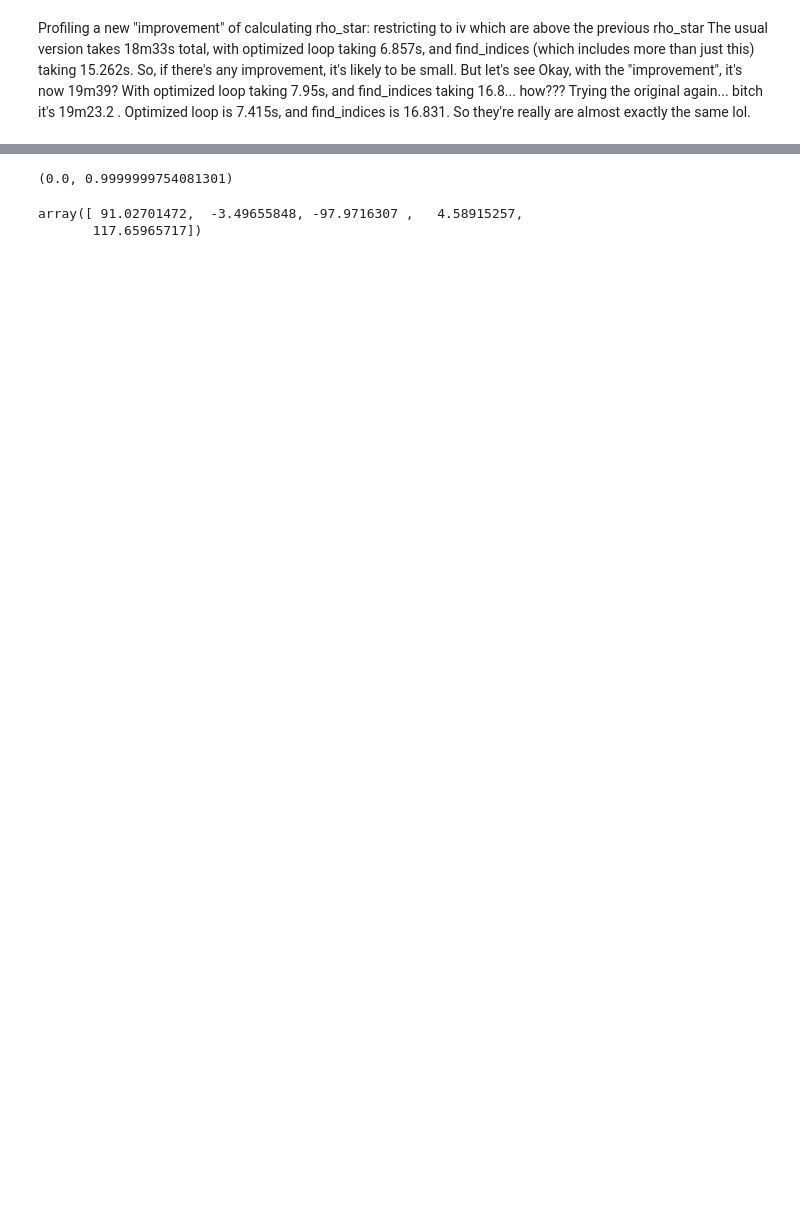
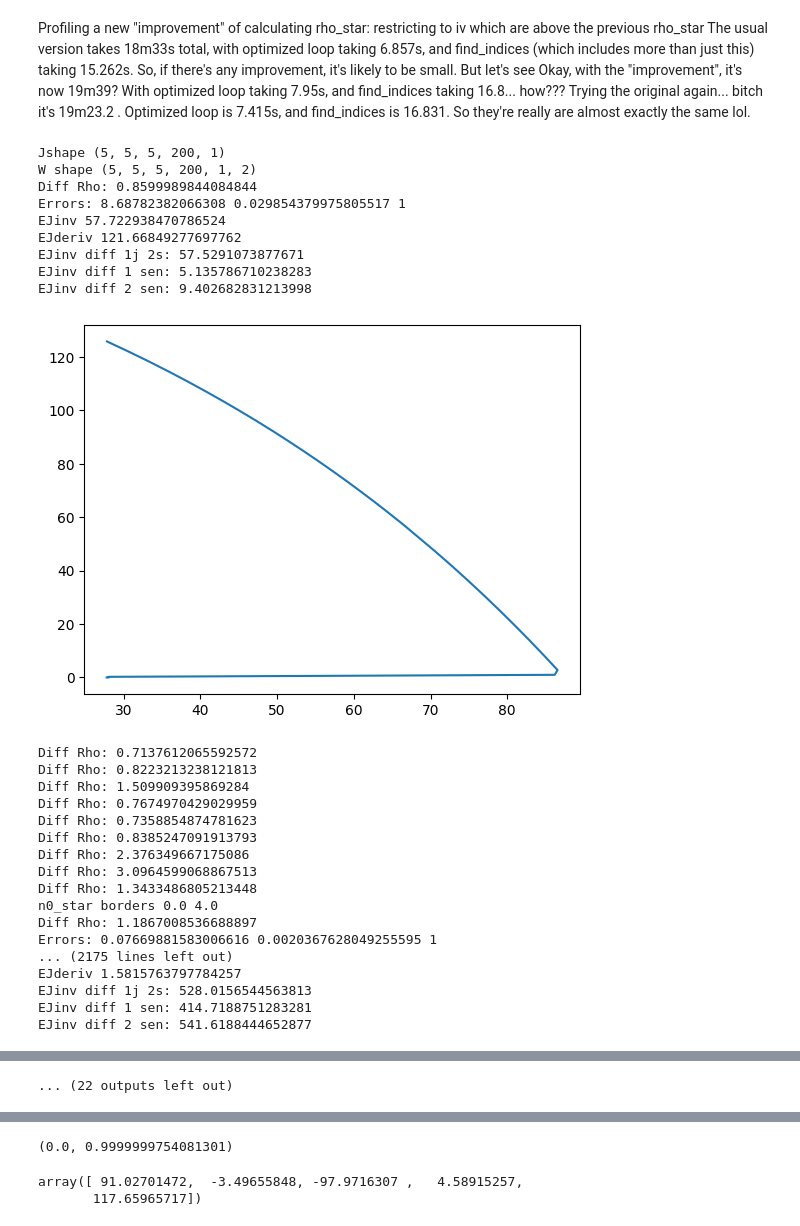
Before and after one commit to zalandru/Dynamic-Contracting-Multi-worker-Firm, a Jupyter notebook: Multiworker_wage_2steps/Initiating MWF.ipynb, the cells around one changed output, grey strips where cells are left out. Drawn from its saved outputs; the diff is of its cells as text; code cells hidden in the pictures; blank space fills up the shorter version.

```diff
--- a/Multiworker_wage_2steps/Initiating MWF.ipynb
+++ b/Multiworker_wage_2steps/Initiating MWF.ipynb
@@ -53,20 +134,48 @@ Trying the original again... bitch it's 19m23.2 . Optimized loop is 7.415s, and
 # %%
 #Non approximated version first
 
 from Multiworker_Contract_hire_Rho_noapprox import MultiworkerContract
 mwc_Rho=MultiworkerContract(p,cc.js)
 
 profiler = cProfile.Profile()
 profiler.enable()
-(mwc_Rho_J,mwc_Rho_W,mwc_Rho_U,mwc_Rho_Rho,mwc_Rho_Wstar,mwc_Rho_sep,mwc_Rho_n0,mwc_Rho_n1)=mwc_Rho.J_sep()
+(mwc_Rho_J,mwc_Rho_W,mwc_Rho_U,mwc_Rho_Rho,mwc_Rho_Wstar,mwc_Rho_sep,mwc_Rho_n0,mwc_Rho_n1)=mwc_Rho.J()
 profiler.disable()
 # Print profiling results
 stats = pstats.Stats(profiler).sort_stats(pstats.SortKey.TIME)
 stats.print_stats()
 
 #objects['mwc_Rho_J'] = mwc_Rho_J
 #objects['mwc_Rho_W'] = mwc_Rho_W
 #objects['mwc_Rho_U'] = mwc_Rho_U
 #objects['mwc_Rho_Rho'] = mwc_Rho_Rho
 #with open('my_objects.pkl', 'wb') as file:
 #    pickle.dump(objects, file)
+# %% [output]
+Jshape (5, 5, 5, 200, 1)
+W shape (5, 5, 5, 200, 1, 2)
+Diff Rho: 0.8599989844084844
+Errors: 8.68782382066308 0.029854379975805517 1
+EJinv 57.722938470786524
+EJderiv 121.66849277697762
+EJinv diff 1j 2s: 57.5291073877671
+EJinv diff 1 sen: 5.135786710238283
+EJinv diff 2 sen: 9.402682831213998
+[figure, added]
+Diff Rho: 0.7137612065592572
+Diff Rho: 0.8223213238121813
+Diff Rho: 1.509909395869284
+Diff Rho: 0.7674970429029959
+Diff Rho: 0.7358854874781623
+Diff Rho: 0.8385247091913793
+Diff Rho: 2.376349667175086
+Diff Rho: 3.0964599068867513
+Diff Rho: 1.3433486805213448
+n0_star borders 0.0 4.0
+Diff Rho: 1.1867008536688897
+Errors: 0.07669881583006616 0.0020367628049255595 1
+... (2175 lines left out)
+EJderiv 1.5815763797784257
+EJinv diff 1j 2s: 528.0156544563813
+EJinv diff 1 sen: 414.7188751283281
+EJinv diff 2 sen: 541.6188444652877
@@ -72,0 +255 @@ stats.print_stats()
+... (22 outputs left out)
```
Also changed, not shown: parts of 7 cells of this notebook, 6 other files.
